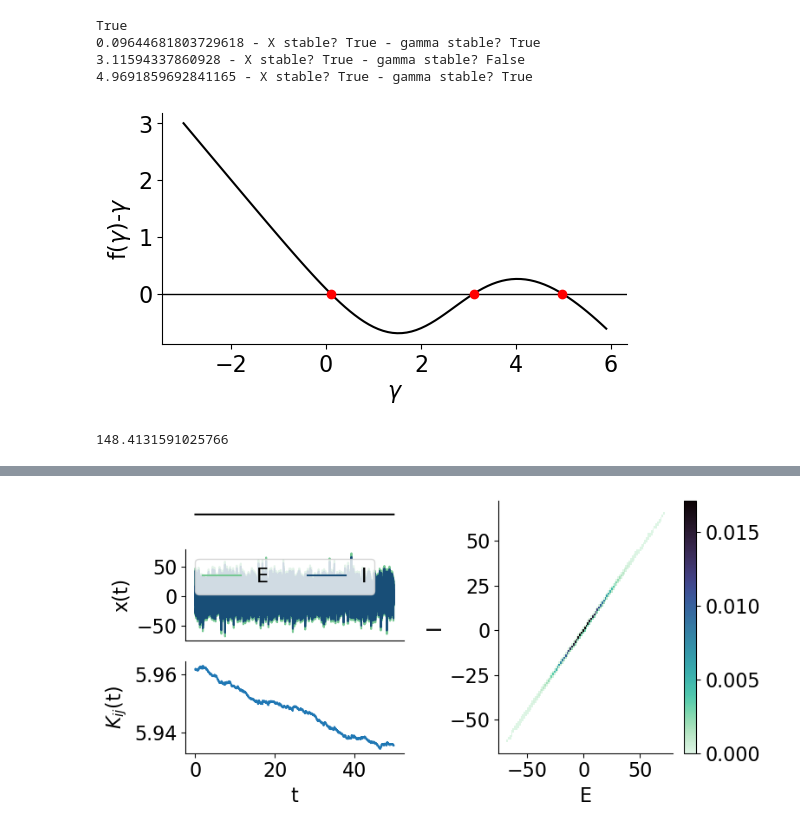
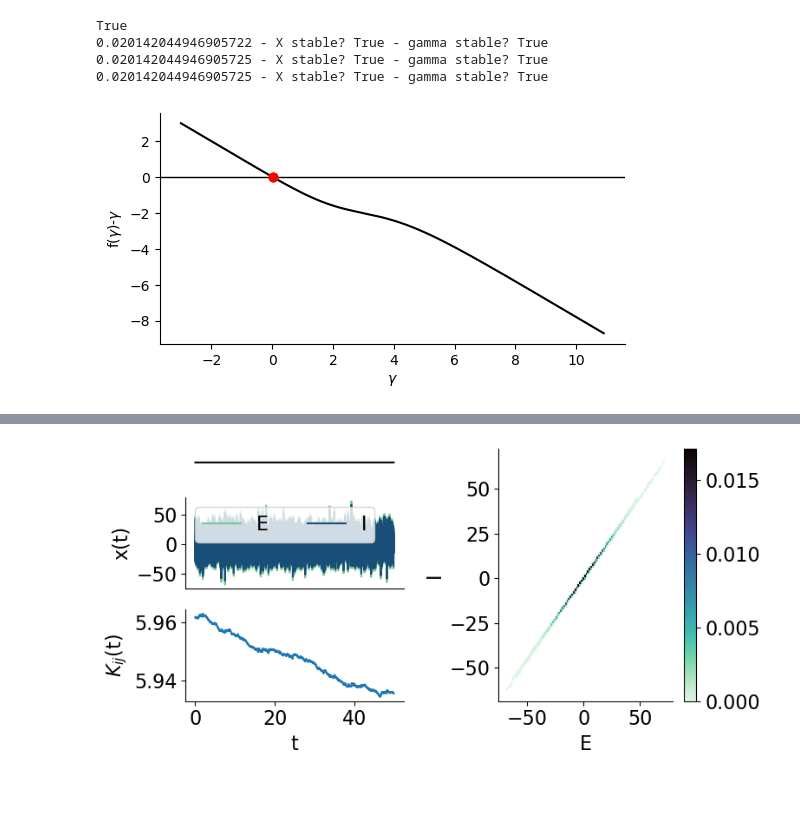
Before and after one commit to gbarzon/Information_plasticity, a Jupyter notebook: Linear.ipynb, the cells around one changed output, grey strips where cells are left out. Cells and saved outputs as stored; diff of their text form; code cells hidden in the pictures; blank space fills up the shorter version.

```diff
--- a/Linear.ipynb
+++ b/Linear.ipynb
@@ -1,7 +7,21 @@
 # %%
 import numpy as np
+import numba as nb
+
+from tqdm.autonotebook import tqdm
 
 import matplotlib.pyplot as plt
+import matplotlib.colors as colors
+from matplotlib.gridspec import GridSpec
+from mpl_toolkits.mplot3d import axes3d
 import seaborn as sns
 
 from scipy.optimize import fixed_point, root_scalar
+from scipy.stats import entropy
+
+from joblib import Parallel, delayed
+
+from utils.analytical import *
+
+plt.rcParams.update({'font.size': 14})
+plt.rc('legend',fontsize=12)
@@ -47,58 +162,57 @@ derivative_f(0.7, k, w, p, D, r, hE2, hE_hI, hI2)#<1
 # %%
 k = 1.1
-w = 2.
-p = 0.025
+w = 1.5
+p = 0.1
 r = 1.
-D = 1.
-hE2 = 0.
-hE_hI = 0.
-hI2 = 0.
+D = .1
+h = 0.
+lmbd = 0.
 
 print( k > 1 - r / w )
 
-xx = np.arange(-3,6,0.1)
+init_cond = [-100, -50, 0, 50, 100]
 
 plt.figure(figsize=(6,3))
-plt.plot(xx, gamma_self_consistency(xx, k, w, p, D, r, hE2, hE_hI, hI2) - xx, c='k')
-plt.axhline(0, c='k', lw=1)
 
 try:
-    fp_1 = fixed_point(gamma_self_consistency, 0, args=(k, w, p, D, r, hE2, hE_hI, hI2), maxiter=int(5e5))
-    print(fp_1, '- X stable?', k > 1 - r / w / np.exp(fp_1), '- gamma stable?', derivative_f(fp_1, k, w, p, D, r, hE2, hE_hI, hI2)<1)
+    fp_1 = fixed_point(gamma_self_consistency, 0, args=(k, w, p, D, r, h, lmbd*h), maxiter=int(5e5))
+    print(fp_1, '- X stable?', k > 1 - r / w / np.exp(fp_1), '- gamma stable?', derivative_f(fp_1, k, w, p, D, r,  h, lmbd*h)<1)
 
-    plt.scatter(fp_1, gamma_self_consistency(fp_1, k, w, p, D, r, hE2, hE_hI, hI2) - fp_1, c='red', zorder=10)
+    plt.scatter(fp_1, gamma_self_consistency(fp_1, k, w, p, D, r,  h, lmbd*h) - fp_1, c='red', zorder=10)
 except:
     pass
 
 try:
-    fp_2 = fixed_point(gamma_self_consistency, 2.5, args=(k, w, p, D, r, hE2, hE_hI, hI2), maxiter=int(5e5))
-    print(fp_2, '- X stable?', k > 1 - r / w / np.exp(fp_2), '- gamma stable?', derivative_f(fp_2, k, w, p, D, r, hE2, hE_hI, hI2)<1)
+    fp_2 = fixed_point(gamma_self_consistency, 2.5, args=(k, w, p, D, r,  h, lmbd*h), maxiter=int(5e5))
+    print(fp_2, '- X stable?', k > 1 - r / w / np.exp(fp_2), '- gamma stable?', derivative_f(fp_2, k, w, p, D, r,  h, lmbd*h)<1)
 
-    plt.scatter(fp_2, gamma_self_consistency(fp_2, k, w, p, D, r, hE2, hE_hI, hI2) - fp_2, c='red', zorder=10)
+    plt.scatter(fp_2, gamma_self_consistency(fp_2, k, w, p, D, r,  h, lmbd*h) - fp_2, c='red', zorder=10)
 except:
     pass
 
 try:
-    fp_3 = fixed_point(gamma_self_consistency, 6., args=(k, w, p, D, r, hE2, hE_hI, hI2), maxiter=int(5e5))
-    print(fp_3, '- X stable?', k > 1 - r / w / np.exp(fp_3), '- gamma stable?', derivative_f(fp_3, k, w, p, D, r, hE2, hE_hI, hI2)<1)
+    fp_3 = fixed_point(gamma_self_consistency, 6., args=(k, w, p, D, r,  h, lmbd*h), maxiter=int(5e5))
+    print(fp_3, '- X stable?', k > 1 - r / w / np.exp(fp_3), '- gamma stable?', derivative_f(fp_3, k, w, p, D, r,  h, lmbd*h)<1)
 
-    plt.scatter(fp_3, gamma_self_consistency(fp_3, k, w, p, D, r, hE2, hE_hI, hI2) - fp_3, c='red', zorder=10)
+    plt.scatter(fp_3, gamma_self_consistency(fp_3, k, w, p, D, r,  h, lmbd*h) - fp_3, c='red', zorder=10)
 except:
     pass
+
+xx = np.arange(-3,11,0.1)
+
+plt.plot(xx, gamma_self_consistency(xx, k, w, p, D, r,  h, lmbd*h) - xx, c='k')
+plt.axhline(0, c='k', lw=1)
+
 
 #plt.ylim(-0.02, 0.3)
 
 plt.xlabel(r'$\gamma$')
 plt.ylabel(r'f($\gamma$)-$\gamma$')
 sns.despine()
 plt.show()
 # %% [output]
 True
-0.09644681803729618 - X stable? True - gamma stable? True
-3.11594337860928 - X stable? True - gamma stable? False
-4.9691859692841165 - X stable? True - gamma stable? True
+0.020142044946905722 - X stable? True - gamma stable? True
+0.020142044946905725 - X stable? True - gamma stable? True
+0.020142044946905725 - X stable? True - gamma stable? True
-[figure, old version]
+[figure, new version]
-# %%
-np.exp(5)
-# %% [output]
-148.4131591025766
```
Also changed, not shown: parts of 36 cells of this notebook, 13 other files.
